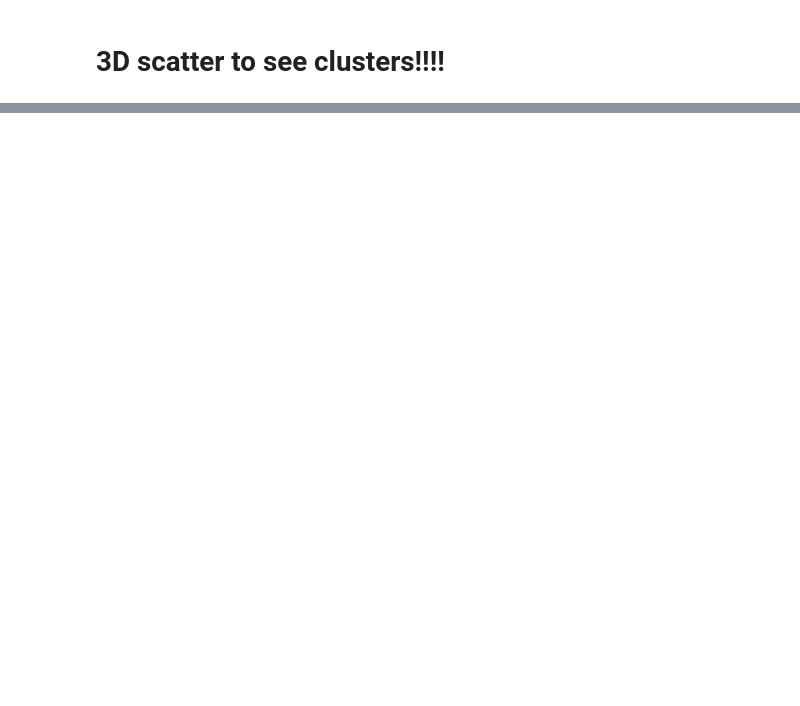
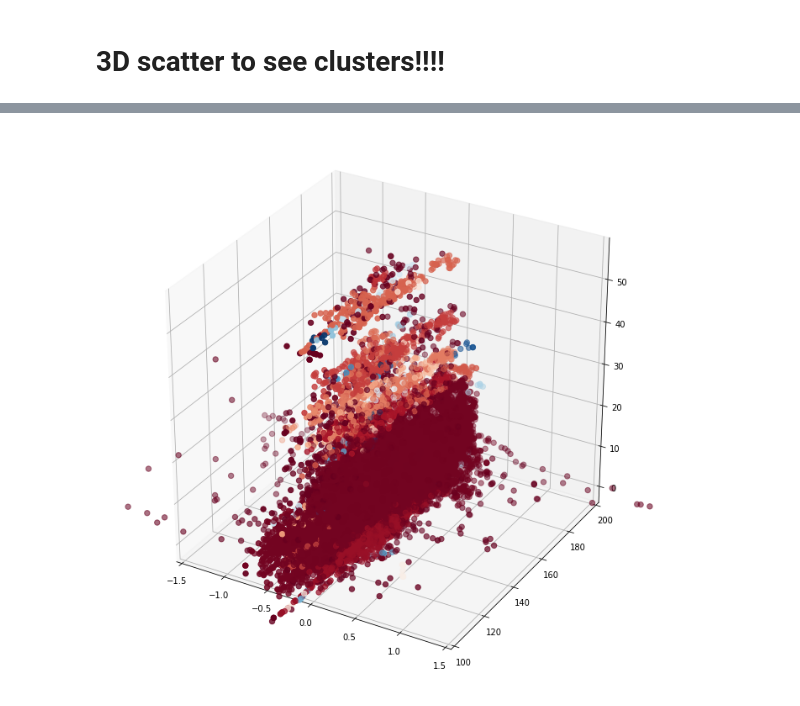
Before and after one commit to pausampietro/run_perfomance, a Jupyter notebook: 3. Data Clustering.ipynb, the cells around one changed output, grey strips where cells are left out. Cells and saved outputs as stored; diff of their text form; code cells hidden in the pictures; blank space fills up the shorter version.

```diff
--- a/3. Data Clustering.ipynb
+++ b/3. Data Clustering.ipynb
@@ -128,0 +142,13 @@ plt.show()
+# %%
+fig = plt.figure(figsize=(12,12))
+ax = fig.add_subplot(111, projection='3d')
+x = np.array(records_feat.pace)
+y = np.array(records_feat.heart_rate)
+z = np.array(records_feat.vertical_speed)
+
+ax.scatter(z,y,x, marker="o", c=records_feat.dbscan_cluster, s=40, cmap="RdBu")
+plt.xlim(-1.5,1.5)
+plt.ylim(100,200)
+plt.show()
+# %% [output]
+[figure, added]
```
Also changed, not shown: parts of 14 cells of this notebook.
